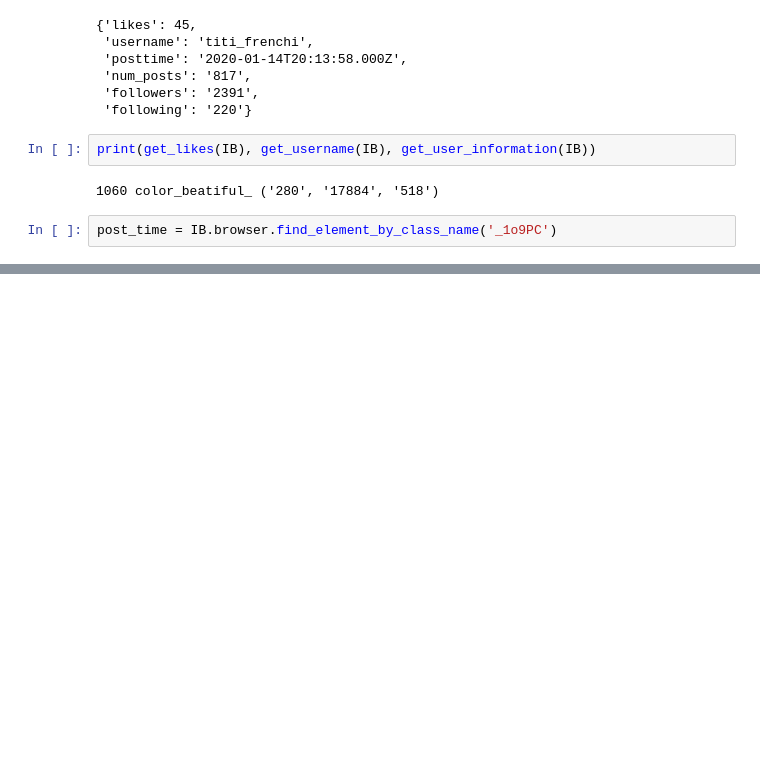
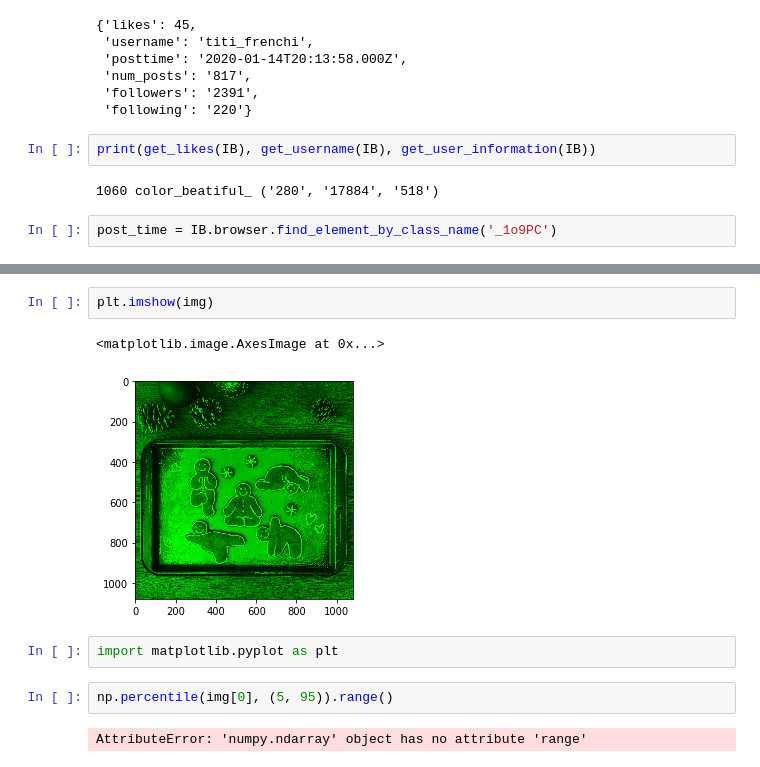
Before and after one commit to wdlcameron/DeepEngage, a Jupyter notebook: notebooks/IGBotSelenium-Insight.ipynb, the cells around one changed output, grey strips where cells are left out. Cells and saved outputs as stored; diff of their text form; blank space fills up the shorter version.

```diff
--- a/notebooks/IGBotSelenium-Insight.ipynb
+++ b/notebooks/IGBotSelenium-Insight.ipynb
@@ -1062,0 +1397,11 @@ True
+# %%
+plt.imshow(img)
+# %% [output]
+<matplotlib.image.AxesImage at 0x...>
+[figure, added]
+# %%
+import matplotlib.pyplot as plt
+# %%
+np.percentile(img[0], (5, 95)).range()
+# %% [output]
+AttributeError: 'numpy.ndarray' object has no attribute 'range'
```
Also changed, not shown: parts of 96 cells of this notebook, 2 other files.
